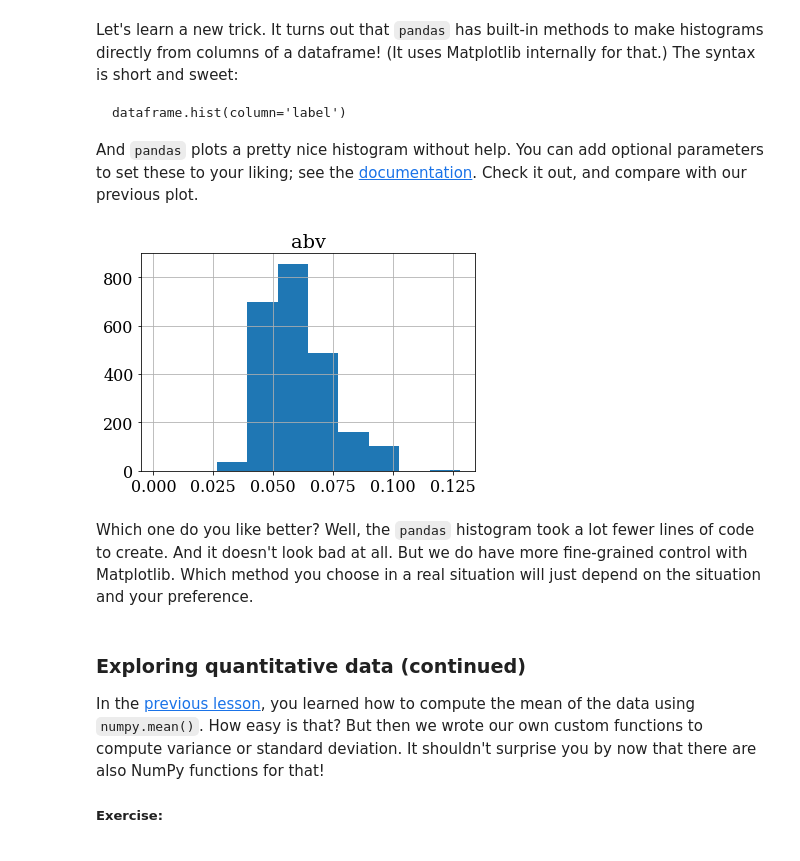
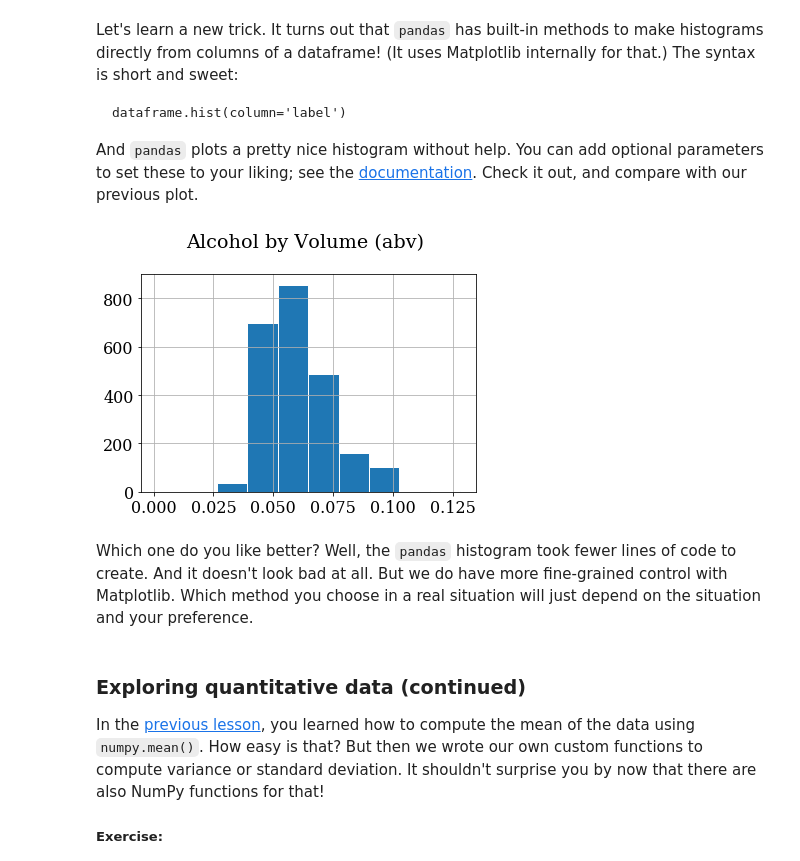
Before and after one commit to engineersCode/EngComp, a Jupyter notebook: modules/2_takeoff/2_Seeing_Stats.ipynb, the cells around one changed output. Drawn from its saved outputs; the diff is of its cells as text; code cells hidden in the pictures.

Commit message:
remove unnecessarty min/max calculations, fix typos, tweak plots

```diff
--- a/modules/2_takeoff/2_Seeing_Stats.ipynb
+++ b/modules/2_takeoff/2_Seeing_Stats.ipynb
@@ -108,11 +108,12 @@ dataframe.hist(column='label')
 
 And `pandas` plots a pretty nice histogram without help. You can add optional parameters to set these to your liking; see the [documentation](https://pandas.pydata.org/pandas-docs/stable/generated/pandas.DataFrame.hist.html). Check it out, and compare with our previous plot.
 # %%
-beers.hist(column='abv');
+beers.hist(column='abv', edgecolor='white')
+pyplot.title('Alcohol by Volume (abv) \n');
 # %% [output]
-[figure, old version]
+[figure, new version]
 # %% [markdown]
-Which one do you like better? Well, the `pandas` histogram took a lot fewer lines of code to create.  And it doesn't look bad at all. But we do have more fine-grained control with Matplotlib. Which method you choose in a real situation will just depend on the situation and your preference.
+Which one do you like better? Well, the `pandas` histogram took fewer lines of code to create.  And it doesn't look bad at all. But we do have more fine-grained control with Matplotlib. Which method you choose in a real situation will just depend on the situation and your preference.
 # %% [markdown]
 ### Exploring quantitative data (continued)
 
```
Also changed, not shown: parts of 11 cells of this notebook.
